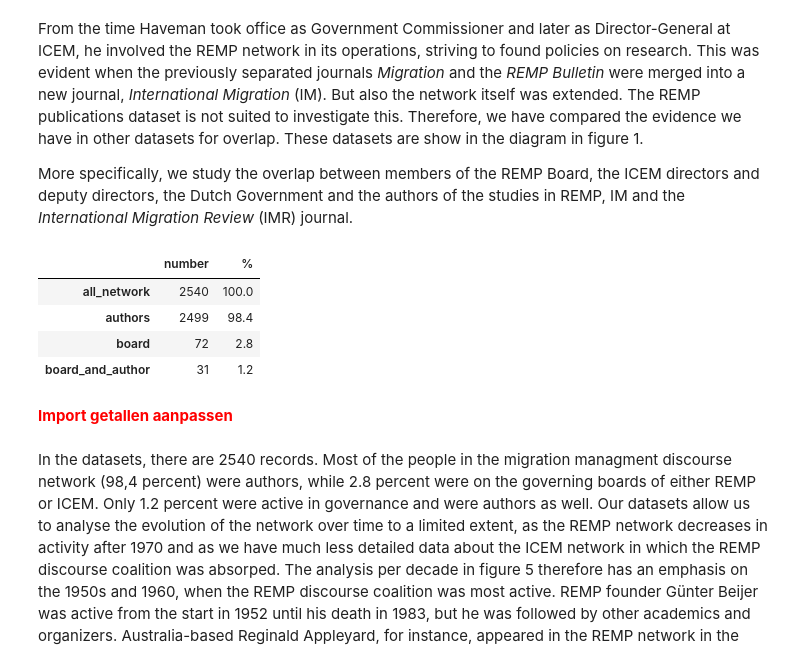
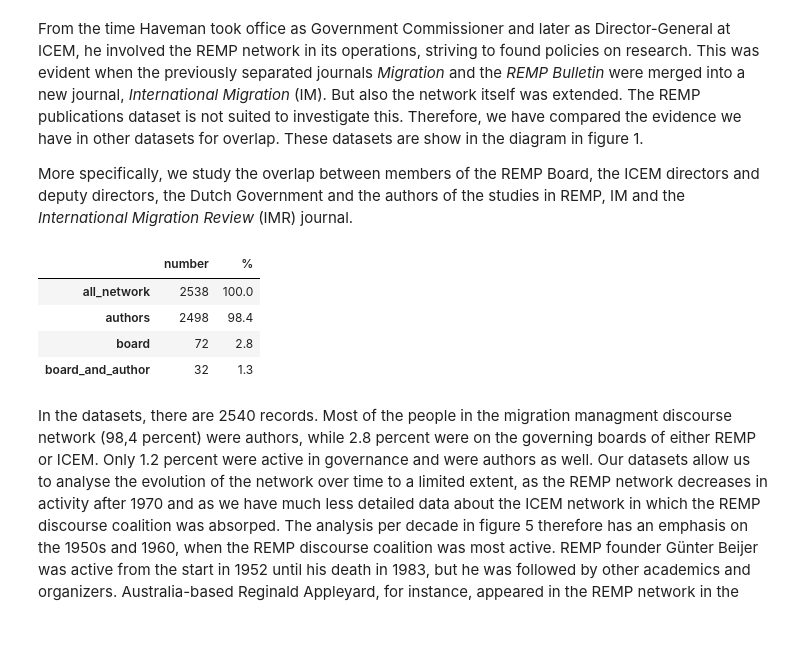
Before and after one commit to HoekR/migrant_discourse, a Jupyter notebook: notebooks/article-notebook_def.ipynb, the cells around one changed output. Drawn from its saved outputs; the diff is of its cells as text; code cells hidden in the pictures; blank space fills up the shorter version.

Commit message:
Refactor scripts and notebook code

```diff
--- a/notebooks/article-notebook_def.ipynb
+++ b/notebooks/article-notebook_def.ipynb
@@ -212,29 +346,29 @@ More specifically, we study the overlap between members of the REMP Board, the I
 # %%
 import pandas as pd
 #from scripts.network_overlap import n_all, n_authors, n_board, n_board_and_author
-from scripts.network_overlap import temp_df
+from scripts.data_wrangling import get_publication_author_board_overlap
 
-n_all = temp_df.author_surname_initial.unique()
-n_authors = temp_df.loc[temp_df.in_pub>0].author_surname_initial.unique()
-n_board = temp_df.loc[temp_df.in_board>0].author_surname_initial.unique()
-n_board_and_author = temp_df.loc[(temp_df.in_board>0) & (temp_df.in_pub>0)].author_surname_initial.unique()
+authors_board = get_publication_author_board_overlap()
+
+n_all = authors_board.author_surname_initial.unique()
+n_authors = authors_board.loc[authors_board.in_pub>0].author_surname_initial.unique()
+n_board = authors_board.loc[authors_board.in_board>0].author_surname_initial.unique()
+n_board_and_author = authors_board.loc[(authors_board.in_board>0) & (authors_board.in_pub>0)].author_surname_initial.unique()
 
 nw_nrs = {'all_network':len(n_all),
 'authors':len(n_authors),
 'board':len(n_board),
 'board_and_author':len(n_board_and_author)}
 
 nw_div = pd.Series(nw_nrs).to_frame().rename(columns={0:"number"})
 nw_div['%'] = round(nw_div.number/len(n_all)*100, 1)
 nw_div
 # %% [output]
 |  | number | % |
-| all_network | 2540 | 100.0 |
-| authors | 2499 | 98.4 |
+| all_network | 2538 | 100.0 |
+| authors | 2498 | 98.4 |
 | board | 72 | 2.8 |
-| board_and_author | 31 | 1.2 |
+| board_and_author | 32 | 1.3 |
-# %% [markdown]
-<b style="color: red;">Import getallen aanpassen</b>
 # %% [markdown]
 In the datasets, there are 2540 records. Most of the people in the migration managment discourse network (98,4 percent) were authors, while 2.8 percent were on the governing boards of either REMP or ICEM. Only 1.2 percent were active in governance and were authors as well. Our datasets allow us to analyse the evolution of the network over time to a limited extent, as the REMP network decreases in activity after 1970 and as we have much less detailed data about the ICEM network in which the REMP discourse coalition was absorped. The analysis per decade in figure 5 therefore has an emphasis on the 1950s and 1960, when the REMP discourse coalition was most active. REMP founder Günter Beijer was active from the start in 1952 until his death in 1983, but he was followed by other academics and organizers. Australia-based Reginald Appleyard, for instance, appeared in the REMP network in the 1960s, and remained active in the ICEM network in governance and as an academic until the 1990s.
 
```
Also changed, not shown: parts of 10 cells of this notebook.
